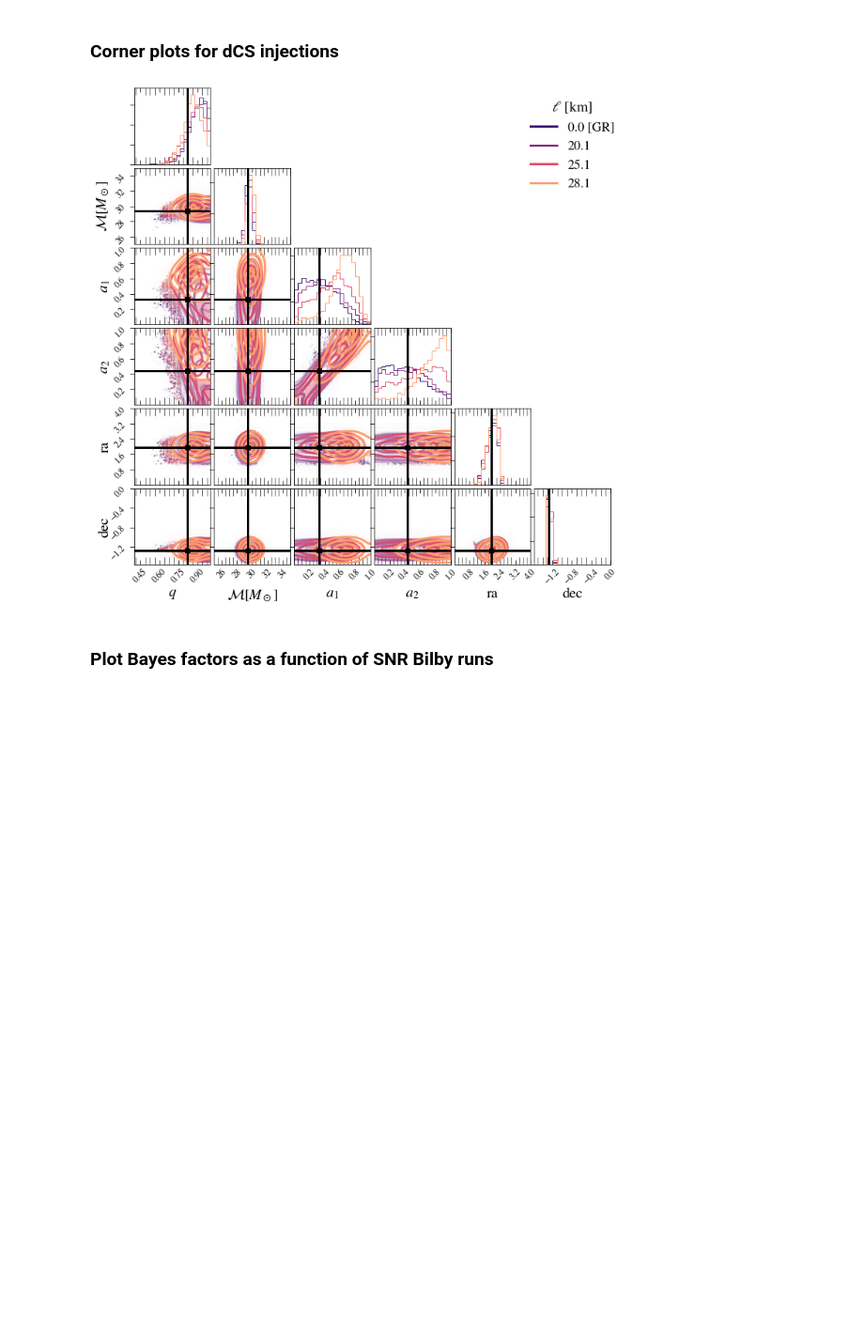
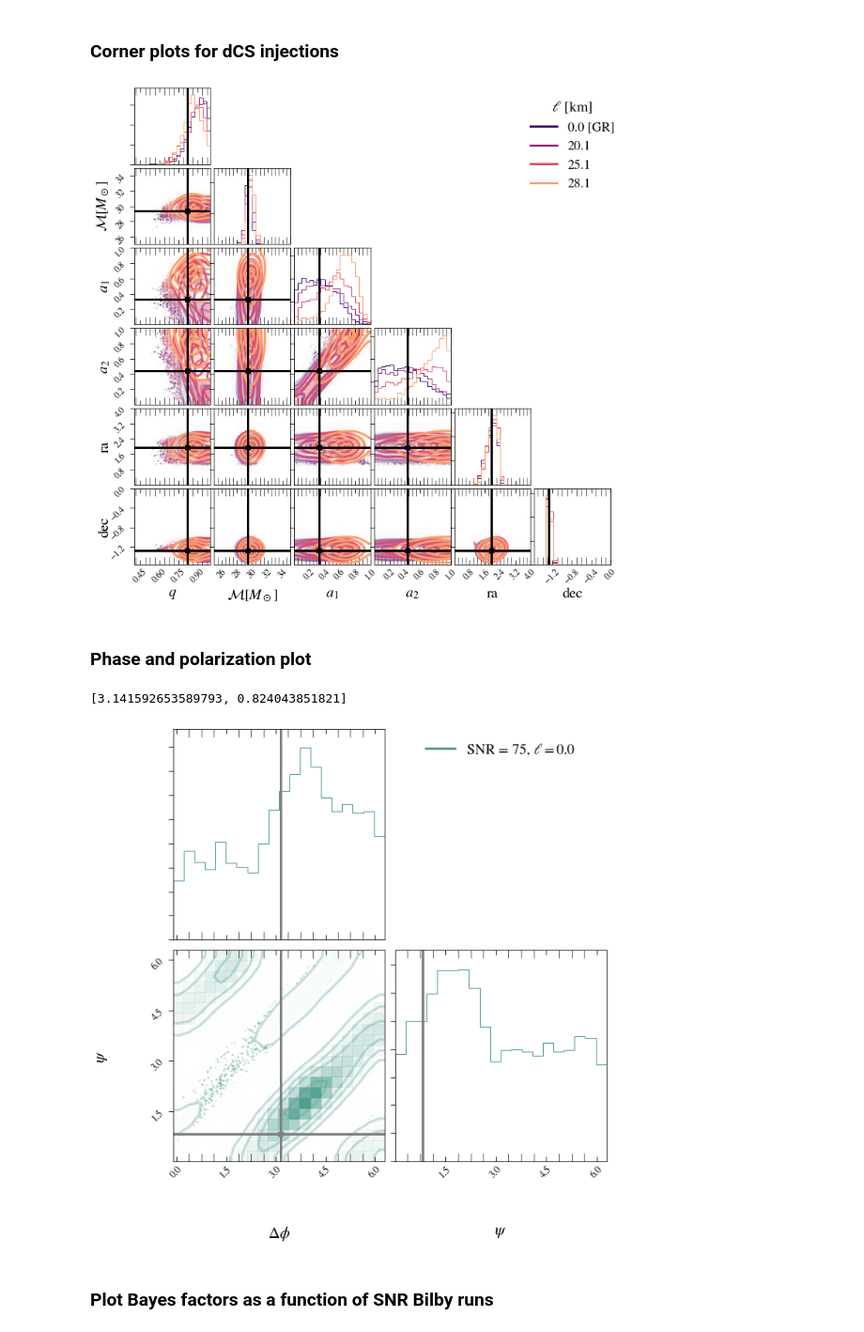
Before and after one commit to mariaokounkova/BeyondGRAnalysis, a Jupyter notebook: BilbyAnalysis.ipynb, the cells around one changed output. Shown at 94% size. Saved outputs shown, nothing was run; the diff lists cells and outputs as text; code cells hidden in the pictures; blank space fills up the shorter version.

Commit message:
BilbyAnalysis: Include Phase-Polarization corner plot

```diff
--- a/BilbyAnalysis.ipynb
+++ b/BilbyAnalysis.ipynb
@@ -342,6 +342,58 @@ def dCSCornerPlot():
 dCSCornerPlot()
 # %% [output]
 [figure]
+# %% [markdown]
+### Phase and polarization plot
+# %%
+def PhasePolarizationPlot():
+    """ Plot phase and polarization reconstruction """
+
+    ## Quantities to plot
+    quants = ['phase', 'psi']
+    q_range = [(-0.1, 2*pi), (0, 2*pi)]
+    labels = [LabelDict[q] for q in quants]
+    dim = len(quants)
+
+    ps = ["NoTilt_dCS_0p0_75"]
+
+    run_labels = [ps_dict[pp] for pp in ps]
+    cs = sns.color_palette('crest', n_colors=len(ps) + 1)
+
+    ## Injected values -- the same for all of the runs
+    p = '/home/maria.okounkova/BeyondGRAnalysis/BilbyPE/' + ps[0]
+    TruthDict = GetTruthDict(p)
+    truths = [TruthDict[q] for q in quants]
+    truths[0] = pi - truths[0]
+    print(truths)
+
+    fig, ax_arr = plt.subplots(dim, dim, figsize=(10,10))
+    x = [0.0, 0.0]
+    y = [0.0, 0.0]
+    handles = []
+
+    for p, color, rl in zip(ps, cs, run_labels):
+
+        p = '/home/maria.okounkova/BeyondGRAnalysis/BilbyPE/' + p
+        vals = np.vstack([GetPosterior(p + '/outdir', q) for q in quants]).transpose()
+
+        corner.corner(vals, fig=fig, labels=labels,
+                     title_kwargs={"fontsize": 20}, label_kwargs={"fontsize": 20}, color=color, smooth = 1.0,
+                      show_titles=False, truths = truths, truth_color = 'gray', range = q_range)
+
+        ## Dealing with the legend
+        l = ax_arr[0][dim-1].plot(x, y, label=rl, color = color)
+        handles.append(l[0])
+
+    legend = ax_arr[0][1].legend(handles=handles, frameon=False, loc = 'upper center', fontsize=18)
+    for ax in fig.get_axes():
+        ax.tick_params(axis='both', labelsize=12, length=6)
+    plt.savefig('PhasePolarization.pdf')
+    plt.show()
+
+PhasePolarizationPlot()
+# %% [output]
+[3.141592653589793, 0.824043851821]
+[figure, added]
 # %% [markdown]
 ### Plot Bayes factors as a function of SNR Bilby runs
 # %%
```
